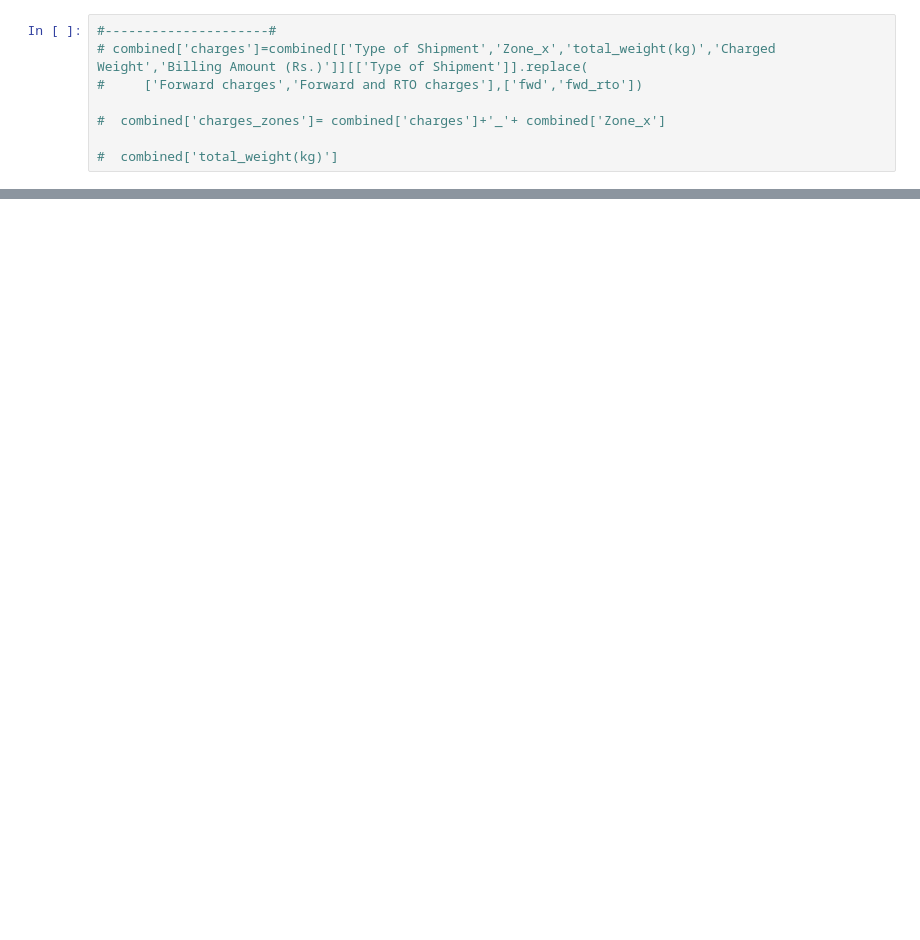
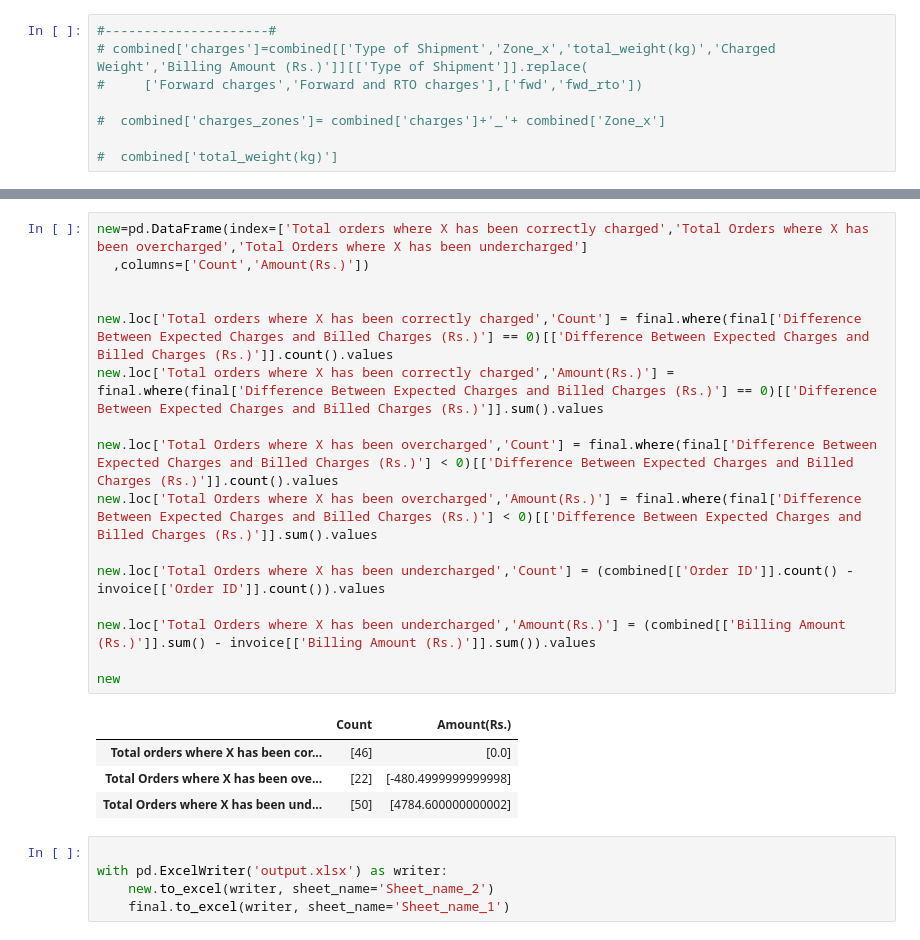
Before and after one commit to AMAYadav/job_code_test, a Jupyter notebook: cointab_test_job.ipynb, the cells around one changed output, grey strips where cells are left out. Saved outputs shown, nothing was run; the diff lists cells and outputs as text; blank space fills up the shorter version.

```diff
--- a/cointab_test_job.ipynb
+++ b/cointab_test_job.ipynb
@@ -558,0 +498,26 @@ combined
+# %%
+new=pd.DataFrame(index=['Total orders where X has been correctly charged','Total Orders where X has been overcharged','Total Orders where X has been undercharged']
+  ,columns=['Count','Amount(Rs.)'])
+
+
+new.loc['Total orders where X has been correctly charged','Count'] = final.where(final['Difference Between Expected Charges and Billed Charges (Rs.)'] == 0)[['Difference Between Expected Charges and Billed Charges (Rs.)']].count().values
+new.loc['Total orders where X has been correctly charged','Amount(Rs.)'] = final.where(final['Difference Between Expected Charges and Billed Charges (Rs.)'] == 0)[['Difference Between Expected Charges and Billed Charges (Rs.)']].sum().values
+
+new.loc['Total Orders where X has been overcharged','Count'] = final.where(final['Difference Between Expected Charges and Billed Charges (Rs.)'] < 0)[['Difference Between Expected Charges and Billed Charges (Rs.)']].count().values
+new.loc['Total Orders where X has been overcharged','Amount(Rs.)'] = final.where(final['Difference Between Expected Charges and Billed Charges (Rs.)'] < 0)[['Difference Between Expected Charges and Billed Charges (Rs.)']].sum().values
+
+new.loc['Total Orders where X has been undercharged','Count'] = (combined[['Order ID']].count() - invoice[['Order ID']].count()).values
+
+new.loc['Total Orders where X has been undercharged','Amount(Rs.)'] = (combined[['Billing Amount (Rs.)']].sum() - invoice[['Billing Amount (Rs.)']].sum()).values
+
+new
+# %% [output]
+|  | Count | Amount(Rs.) |
+| Total orders where X has been cor... | [46] | [0.0] |
+| Total Orders where X has been ove... | [22] | [-480.4999999999998] |
+| Total Orders where X has been und... | [50] | [4784.600000000002] |
+# %%
+
+with pd.ExcelWriter('output.xlsx') as writer:
+    new.to_excel(writer, sheet_name='Sheet_name_2')
+    final.to_excel(writer, sheet_name='Sheet_name_1')
```
Also changed, not shown: parts of 12 cells of this notebook.
